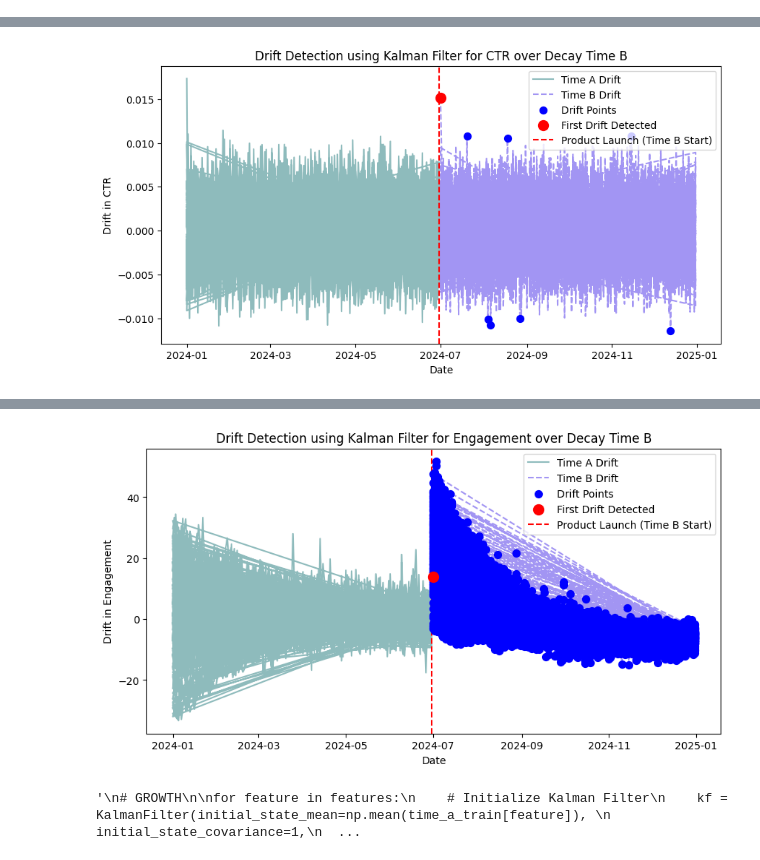
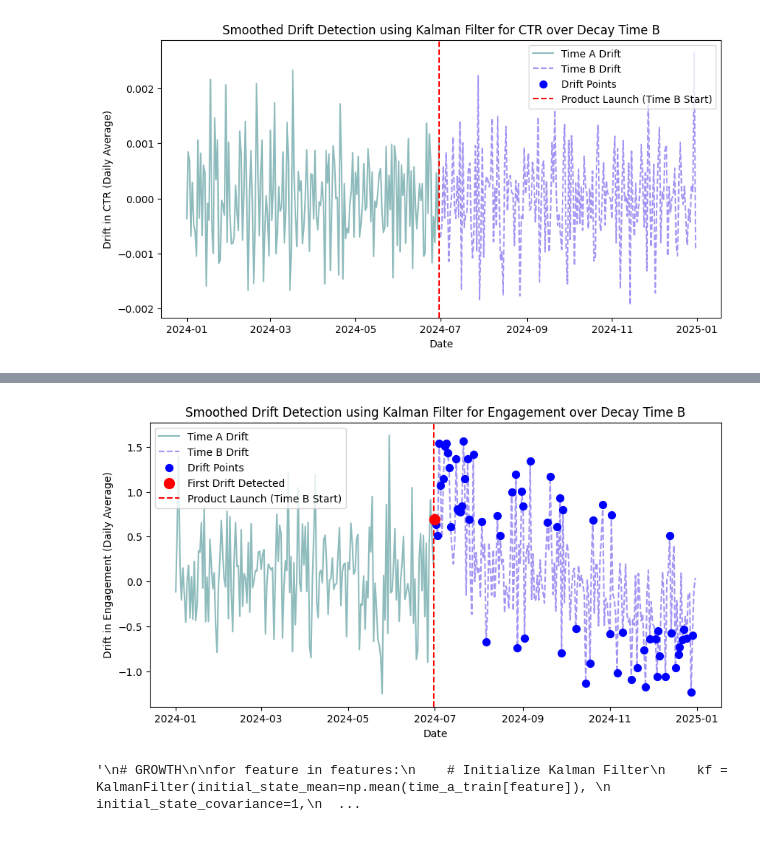
Before and after one commit to danieltabach/Drift-Detection, a Jupyter notebook: Kristen Models/KalmanFiltering.ipynb, the cells around one changed output, grey strips where cells are left out. Saved outputs shown, nothing was run; the diff lists cells and outputs as text; code cells hidden in the pictures.

```diff
--- a/Kristen Models/KalmanFiltering.ipynb
+++ b/Kristen Models/KalmanFiltering.ipynb
@@ -5,8 +5,8 @@ import matplotlib.pyplot as plt
 from pykalman import KalmanFilter
 from sklearn.model_selection import train_test_split
 # %%
-file_time_a = '../time_a_df_test.csv'
-file_time_b_decay = '../time_b_df_test.csv'
+file_time_a = '../Time Development/Data/time_a_df_v2.csv'
+file_time_b_decay =  '../Time Development/Data/time_b_df_v2.csv'
 #file_time_b_normal = '../time_b_df_test.csv'
 #file_time_b_growth = '../time_b_df_test.csv'
 
@@ -34,9 +34,8 @@ features = ["CTR", "Engagement"]
 # Split Time A into 80% training and 20% testing
 time_a_train, time_a_test = train_test_split(time_a_df, test_size=0.2, random_state=42, shuffle=True)
 
-drift_threshold = 0.01
+drift_threshold = .5
 # %%
-# DECAY
 
 for feature in features:
     # Initialize Kalman Filter
@@ -47,42 +46,45 @@ for feature in features:
                       observation_covariance=1,
                       transition_covariance=0.01)
 
-    # Train Kalman Filter on 80% of Time A
+    # Train Kalman Filter on 80% of Time A (training set)
     kf = kf.em(time_a_train[feature].values, n_iter=10)
-
-    # Test on 20% of Time A
-    filtered_state_means_test, _ = kf.filter(time_a_test[feature].values)
-    drift_test = time_a_test[feature].values - filtered_state_means_test.flatten()
 
     # Apply Kalman Filter to all of Time A and Time B
     filtered_state_means_a, _ = kf.filter(time_a_df[feature].values)
     filtered_state_means_b, _ = kf.filter(time_b_decay_df[feature].values)
 
-    # Calculate drift (Actual - Estimated)
-    drift_time_a = time_a_df[feature].values - filtered_state_means_a.flatten()
-    drift_time_b_decay = time_b_decay_df[feature].values - filtered_state_means_b.flatten()
+    # Compute Drift as (Actual - Predicted)
+    drift_a = time_a_df[feature].values - filtered_state_means_a.flatten()
+    drift_b = time_b_decay_df[feature].values - filtered_state_means_b.flatten()
 
+    # Create new DataFrames for Drift
+    drift_a_df = pd.DataFrame({"Date": time_a_df["Date"], "Drift": drift_a})
+    drift_b_df = pd.DataFrame({"Date": time_b_decay_df["Date"], "Drift": drift_b})
+
+    # Compute daily average drift to reduce noise
+    daily_drift_a = drift_a_df.groupby("Date")["Drift"].mean()
+    daily_drift_b = drift_b_df.groupby("Date")["Drift"].mean()
 
     # Detect all points where drift exceeds threshold
-    drift_indices = np.where(np.abs(drift_time_b_decay) > drift_threshold)[0]
+    drift_indices = np.where(np.abs(daily_drift_b) > drift_threshold)[0]
 
     # Store detected drift points
-    drift_dates = time_b_decay_df["Date"].iloc[drift_indices]
-    drift_values = drift_time_b_decay[drift_indices]
+    drift_dates = daily_drift_b.index[drift_indices]
+    drift_values = daily_drift_b.iloc[drift_indices].values
 
     # Identify first detected drift event
     first_drift_date = None
     first_drift_value = None
 
     if len(drift_indices) > 0:
-        first_drift_date = drift_dates.iloc[0]
+        first_drift_date = drift_dates[0]  # Now it's directly a Pandas Index
         first_drift_value = drift_values[0]
         print(f"First Drift detected for {feature} on {first_drift_date} with deviation of {first_drift_value:.6f}")
 
-    # Plot drift over time
+    # Plot smoothed drift over time
     plt.figure(figsize=(10, 5))
-    plt.plot(time_a_df["Date"], drift_time_a, label="Time A Drift", alpha=0.7, color="cadetblue")
-    plt.plot(time_b_decay_df["Date"], drift_time_b_decay, label="Time B Drift", alpha=0.7, color="mediumslateblue", linestyle="dashed")
+    plt.plot(daily_drift_a.index, daily_drift_a, label="Time A Drift", alpha=0.7, color="cadetblue")
+    plt.plot(daily_drift_b.index, daily_drift_b, label="Time B Drift", alpha=0.7, color="mediumslateblue", linestyle="dashed")
 
     # Mark all drift points
     plt.scatter(drift_dates, drift_values, color="blue", label="Drift Points", zorder=3, s=50)
@@ -95,8 +97,9 @@ for feature in features:
     plt.axvline(x=time_a_df["Date"].iloc[-1], color="red", linestyle="--", label="Product Launch (Time B Start)")
 
     plt.xlabel("Date")
-    plt.ylabel(f"Drift in {feature}")
-    plt.title(f"Drift Detection using Kalman Filter for {feature} over Decay Time B")
+    plt.ylabel(f"Drift in {feature} (Daily Average)")
+    plt.title(f"Smoothed Drift Detection using Kalman Filter for {feature} over Decay Time B")
     plt.legend()
     plt.show()
 # %% [output]
+[figure, new version]
@@ -104 +106,0 @@ for feature in features:
-[figure, old version]
@@ -106,4 +107,4 @@ for feature in features:
-[figure, old version]
+[figure, new version]
 # %%
 """
 # GROWTH
```
Also changed, not shown: parts of 3 cells of this notebook.
